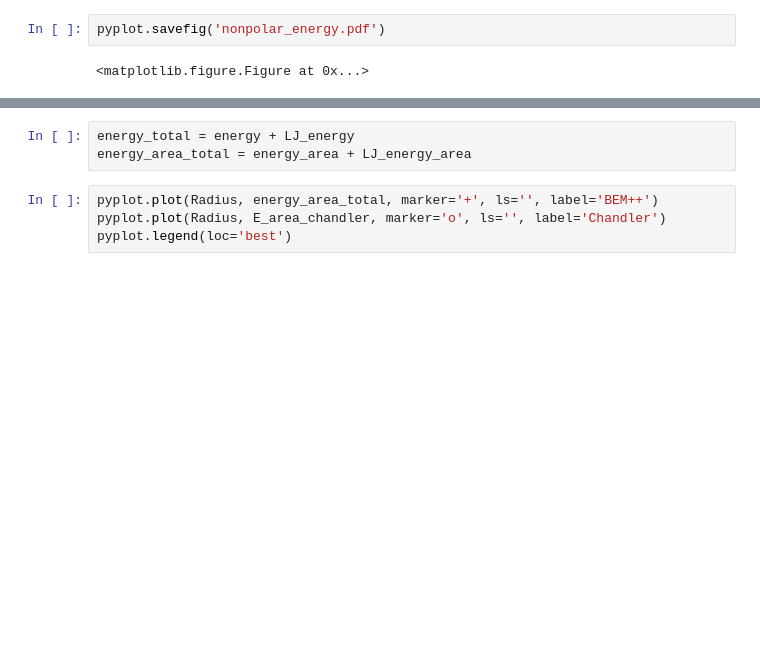
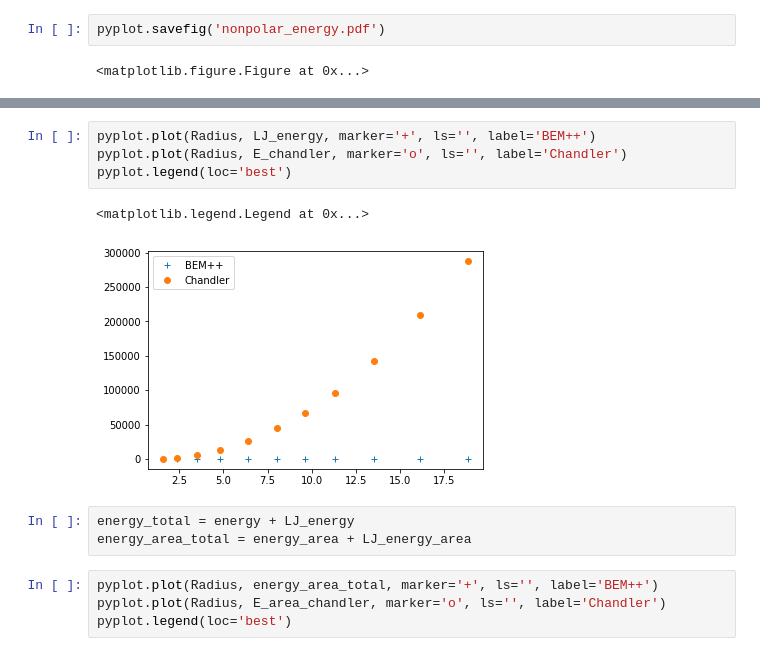
Before and after one commit to cdcooper84/nonpolar_solvation_testing, a Jupyter notebook: nonpolar_sphere.ipynb, the cells around one changed output, grey strips where cells are left out. Drawn from its saved outputs; the diff is of its cells as text; blank space fills up the shorter version.

```diff
--- a/nonpolar_sphere.ipynb
+++ b/nonpolar_sphere.ipynb
@@ -153,3 +162,10 @@ print LJ_energy_area
+# %%
+pyplot.plot(Radius, LJ_energy, marker='+', ls='', label='BEM++')
+pyplot.plot(Radius, E_chandler, marker='o', ls='', label='Chandler')
+pyplot.legend(loc='best')
+# %% [output]
+<matplotlib.legend.Legend at 0x...>
+[figure, added]
 # %%
 energy_total = energy + LJ_energy
 energy_area_total = energy_area + LJ_energy_area
```
Also changed, not shown: parts of 7 cells of this notebook, 1 other file.
